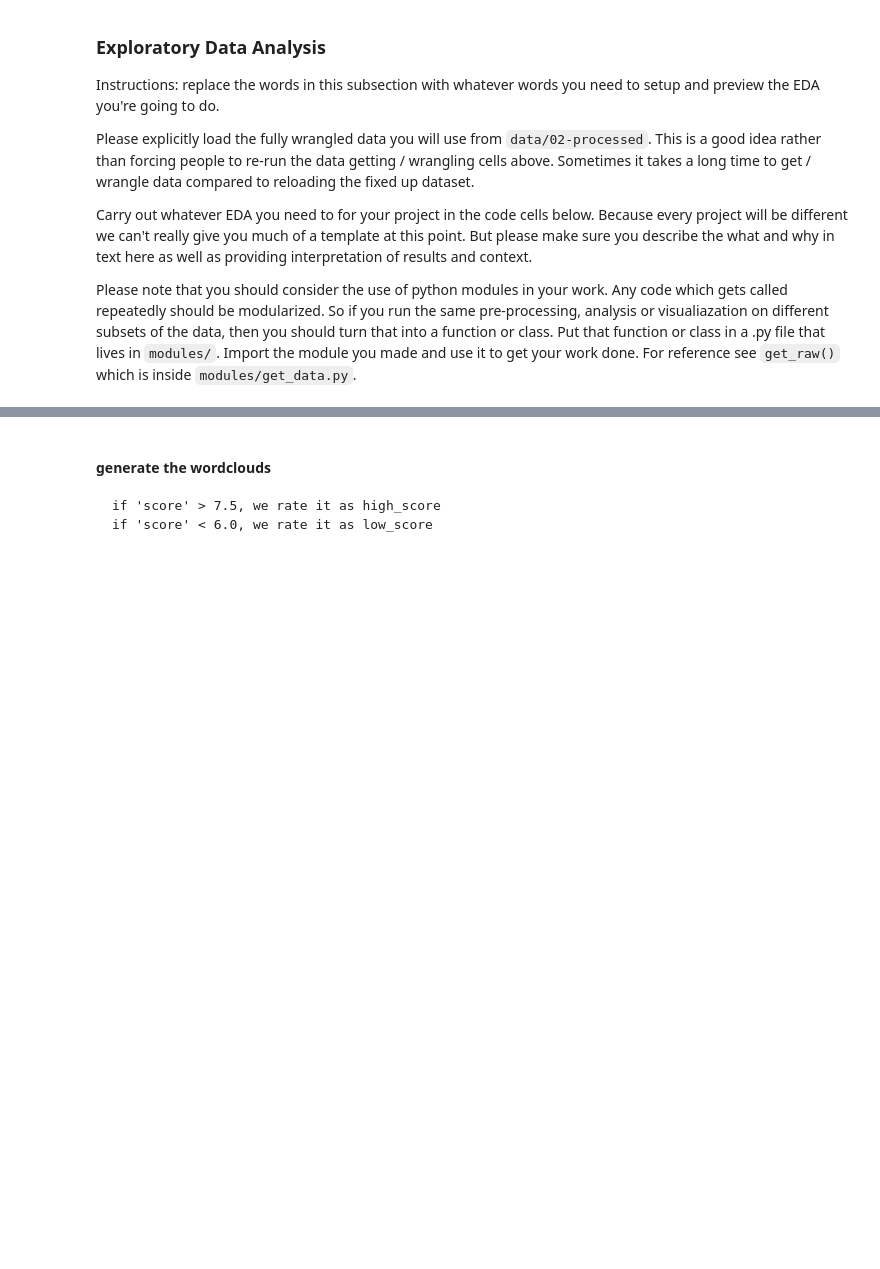
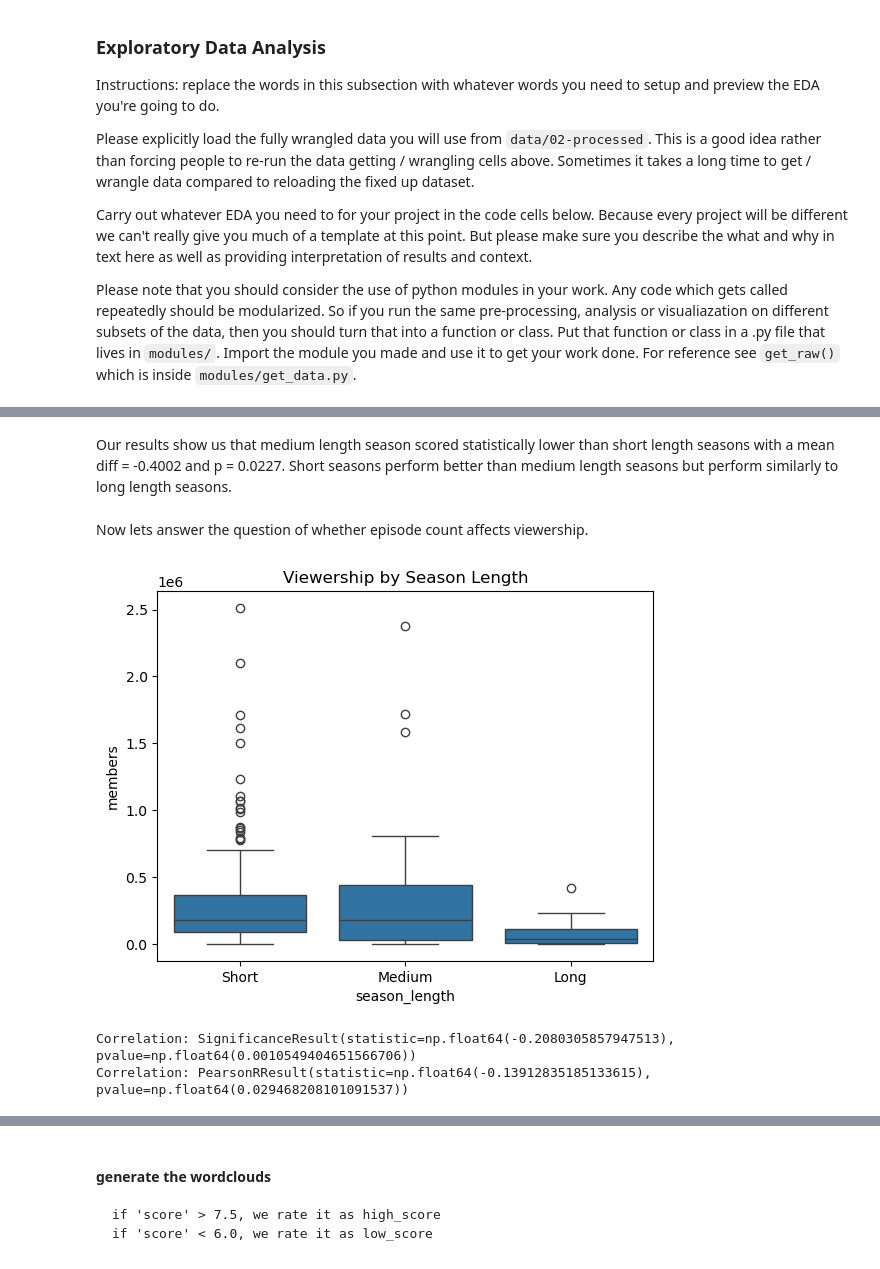
Before and after one commit to COGS108/Group139_WI26, a Jupyter notebook: 02-EDACheckpoint.ipynb, the cells around one changed output, grey strips where cells are left out. Cells and saved outputs as stored; diff of their text form; code cells hidden in the pictures; blank space fills up the shorter version.

```diff
--- a/02-EDACheckpoint.ipynb
+++ b/02-EDACheckpoint.ipynb
@@ -460,0 +580,14 @@ Some more words and stuff.  Remember notebooks work best if you interleave the c
+# %% [markdown]
+Our results show us that medium length season scored statistically lower than short length seasons with a mean diff = -0.4002 and p = 0.0227. Short seasons perform better than medium length seasons but perform similarly to long length seasons.
+# %% [markdown]
+Now lets answer the question of whether episode count affects viewership.
+# %%
+sns.boxplot(data=df, x='season_length', y='members')
+plt.title("Viewership by Season Length")
+plt.show()
+print("Correlation:", spearmanr(df['episodes'], df['members']))
+print("Correlation:", pearsonr(df['episodes'], df['members']))
+# %% [output]
+[figure, added]
+Correlation: SignificanceResult(statistic=np.float64(-0.2080305857947513), pvalue=np.float64(0.0010549404651566706))
+Correlation: PearsonRResult(statistic=np.float64(-0.13912835185133615), pvalue=np.float64(0.029468208101091537))
```
Also changed, not shown: parts of 34 cells of this notebook.
